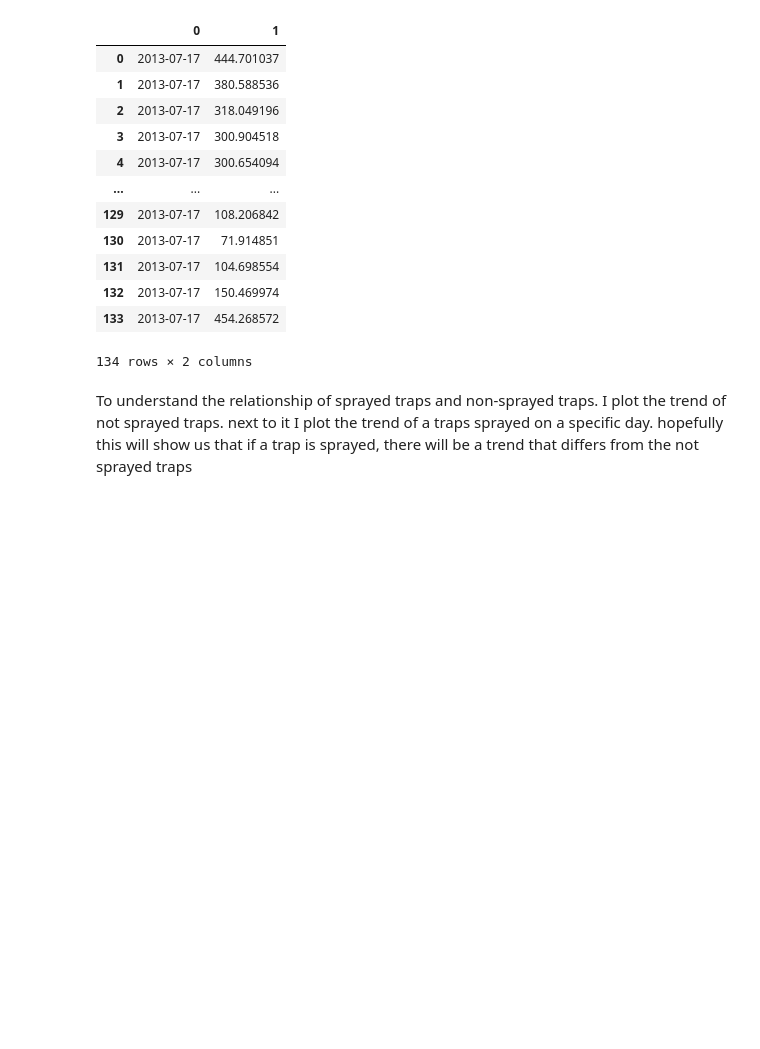
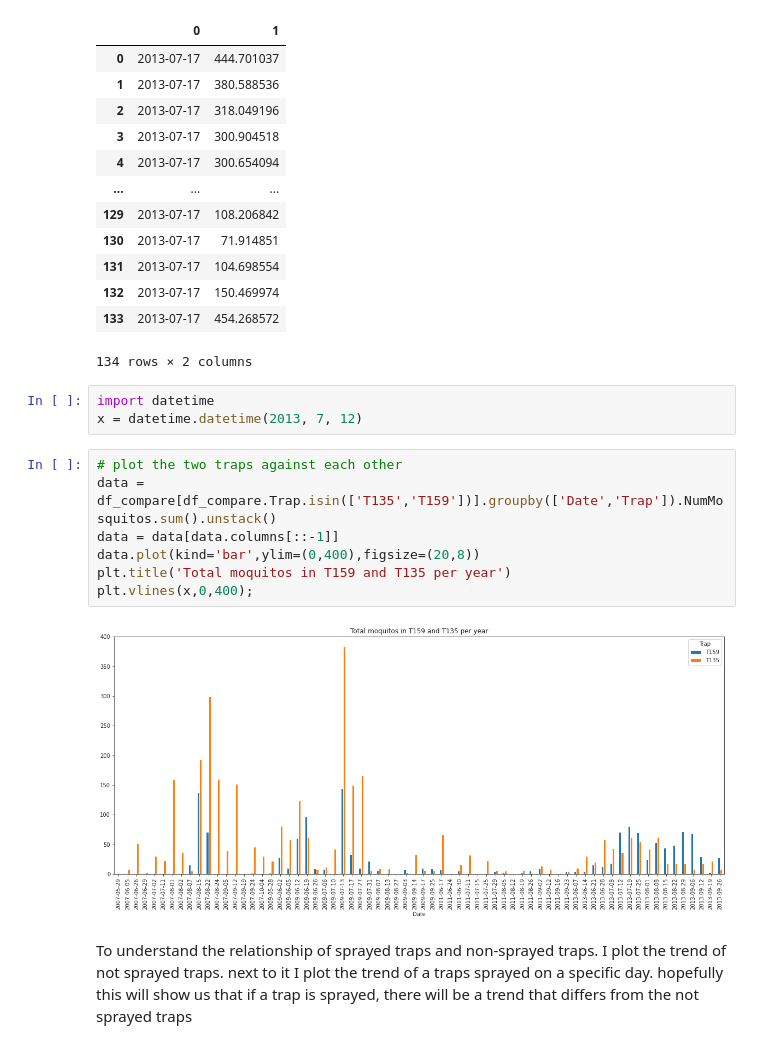
Before and after one commit to henrioei/Binary-Classification-on-West-Nile-Virus, a Jupyter notebook: 1_eda.ipynb, the cells around one changed output. Saved outputs shown, nothing was run; the diff lists cells and outputs as text; blank space fills up the shorter version.

```diff
--- a/1_eda.ipynb
+++ b/1_eda.ipynb
@@ -691,6 +687,18 @@ pd.DataFrame([spray_dates,dist]).T
 | 132 | 2013-07-17 | 150.469974 |
 | 133 | 2013-07-17 | 454.268572 |
 134 rows × 2 columns
+# %%
+import datetime
+x = datetime.datetime(2013, 7, 12)
+# %%
+# plot the two traps against each other
+data = df_compare[df_compare.Trap.isin(['T135','T159'])].groupby(['Date','Trap']).NumMosquitos.sum().unstack()
+data = data[data.columns[::-1]]
+data.plot(kind='bar',ylim=(0,400),figsize=(20,8))
+plt.title('Total moquitos in T159 and T135 per year')
+plt.vlines(x,0,400);
+# %% [output]
+[figure, added]
 # %% [markdown]
 To understand the relationship of sprayed traps and non-sprayed traps. I plot the trend of not sprayed traps. next to it I plot the trend of a traps sprayed on a specific day. hopefully this will show us that if a trap is sprayed, there will be a trend that differs from the not sprayed traps
 # %%
```
Also changed, not shown: parts of 5 cells of this notebook, 1 other file.
